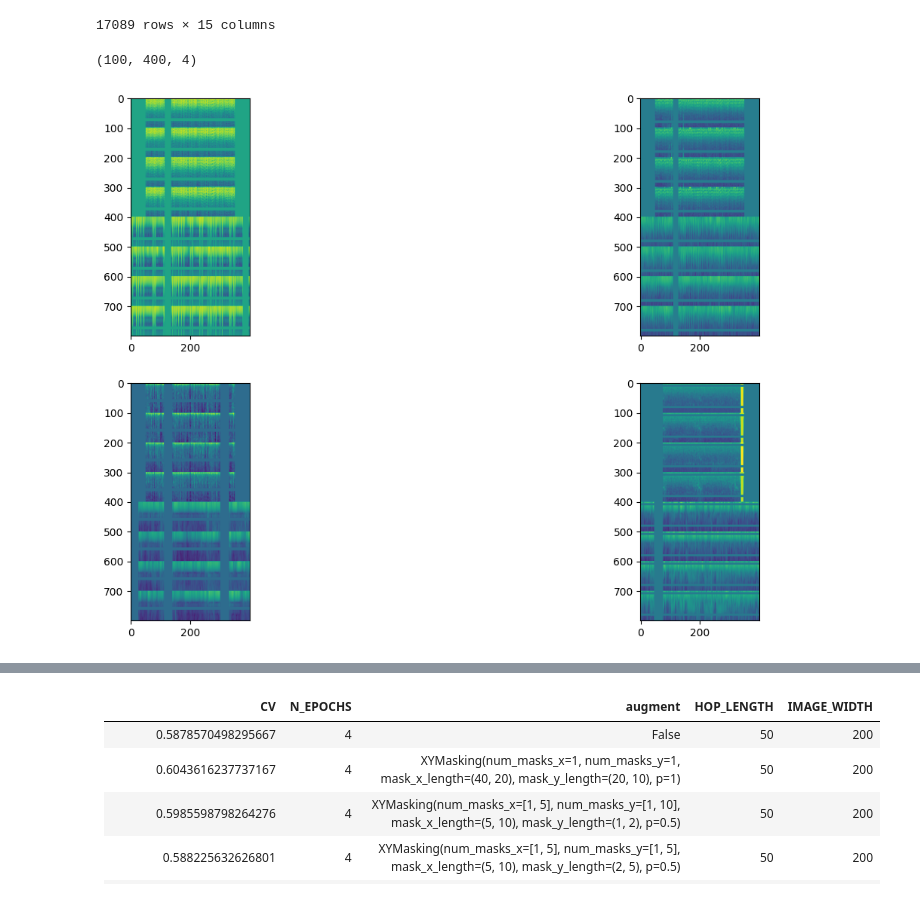
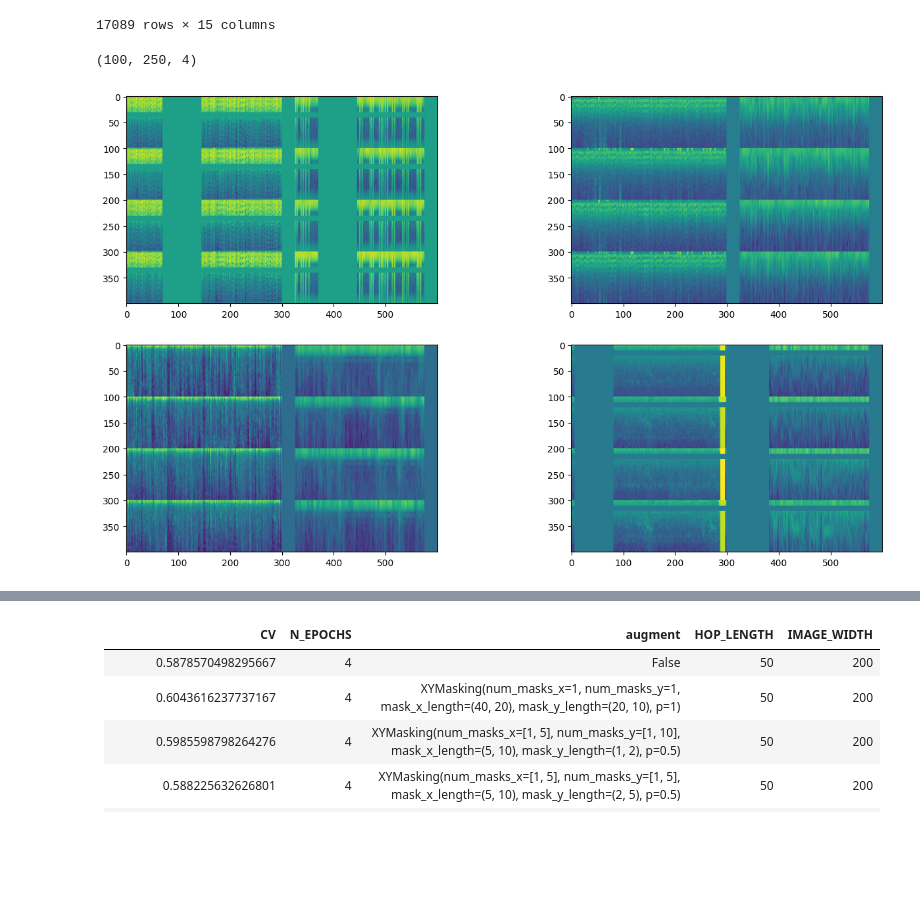
Before and after one commit to rlid/hms-harmful-brain-activity-classification, a Jupyter notebook: fit_enb0.ipynb, the cells around one changed output, grey strips where cells are left out. Cells and saved outputs as stored; diff of their text form; code cells hidden in the pictures; blank space fills up the shorter version.

```diff
--- a/fit_enb0.ipynb
+++ b/fit_enb0.ipynb
@@ -86,7 +79,7 @@ def spg_window(row, train=True):
 import librosa
 
 IMAGE_HEIGHT = 100  # 100 frequency bands
-IMAGE_WIDTH = 400
+IMAGE_WIDTH = 300
 
 EEG_N_MELS = 100  # 100 frequency bands
 EEG_FREQ = 200  # fixed
@@ -167,7 +160,7 @@ def eeg_spg_window(row, train=True):
 # spg_from_eeg(eeg_window(train_df.iloc[0]), display=True).shape
 eeg_spg_window(train_df.iloc[0]).shape
 # %% [output]
-(100, 400, 4)
+(100, 250, 4)
 # %%
 import albumentations as albu
 
@@ -257,7 +250,7 @@ class DataGenerator(keras.utils.Sequence):
     def __random_transform(self, img, cls):
         # img = self.__mix_in_class(img, cls, mix_size=(20, 75), p=0.5, p_replace=0.75)
         composition = albu.Compose([
-            albu.XYMasking(num_masks_x=(1, 3), num_masks_y=(1, 3), mask_x_length=(15, 30), mask_y_length=(5, 10), p=0.5)
+            albu.XYMasking(num_masks_x=1, num_masks_y=1, mask_x_length=75, mask_y_length=10, p=0.5)
         ])
         return composition(image=img)['image']
 
@@ -268,25 +261,25 @@ class DataGenerator(keras.utils.Sequence):
 # %%
 gen = DataGenerator(train_df, shuffle=True, augment=True)
 
 ROWS = 2
 COLS = 2
 BATCHES = 1
 
 for i, (X, y) in enumerate(gen):
     plt.figure(figsize=(16, 9))
     for j in range(ROWS):
         for k in range(COLS):
             plt.subplot(ROWS, COLS, j * COLS + k + 1)
             t = y[j * COLS + k]
-            img = np.concatenate([X[j * COLS + k, :, :, a] for a in range(8)], axis=0)
-            # img_eeg = np.concatenate([X[j * COLS + k, :, :, a] for a in range(4, 8)], axis=0)
-            # img = np.concatenate([img_spg, img_eeg], axis=1)
+            img_spg = np.concatenate([X[j * COLS + k, :, :, a] for a in range(4)], axis=0)
+            img_eeg = np.concatenate([X[j * COLS + k, :, :, a] for a in range(4, 8)], axis=0)
+            img = np.concatenate([img_spg, img_eeg], axis=1)
             plt.imshow(img)
     plt.show()
     if i == BATCHES - 1:
         break
 # %% [output]
-[figure, old version]
+[figure, new version]
 # %%
 def build_model():
     base_model = keras.applications.efficientnet.EfficientNetB0(include_top=False, weights='imagenet', input_shape=None)
```
Also changed, not shown: parts of 9 cells of this notebook.
